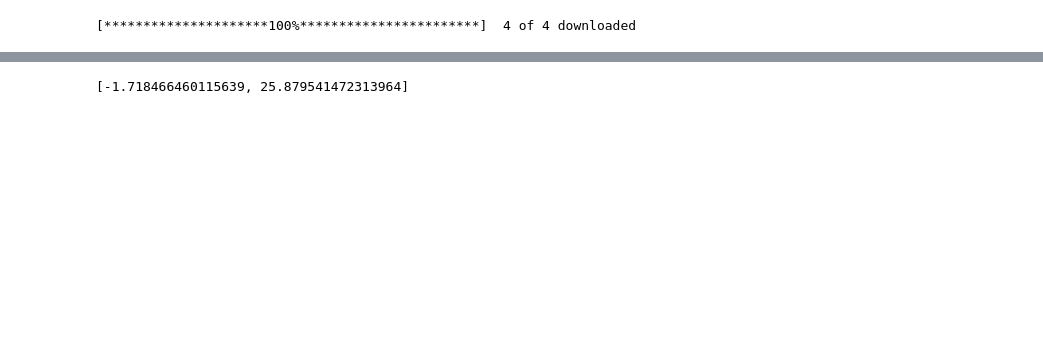
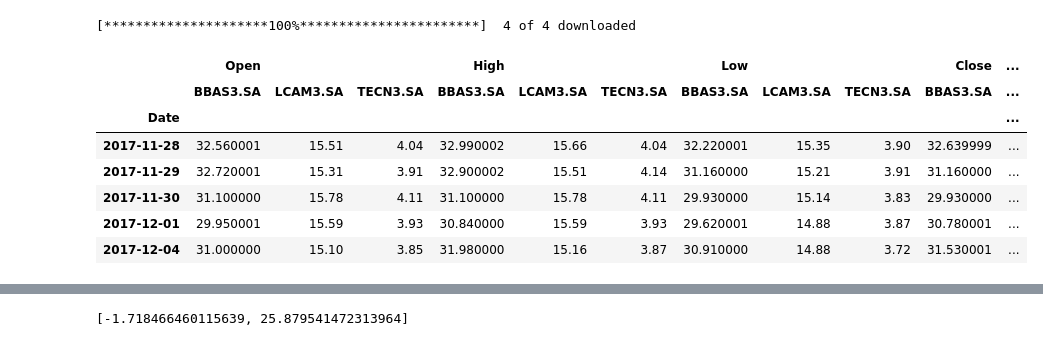
Before and after one commit to EduardoSSR/Financial-Engineering, a Jupyter notebook: Code_lessons/Ativ4.ipynb, the cells around one changed output, grey strips where cells are left out. Cells and saved outputs as stored; diff of their text form; code cells hidden in the pictures; blank space fills up the shorter version.

```diff
--- a/Code_lessons/Ativ4.ipynb
+++ b/Code_lessons/Ativ4.ipynb
@@ -41,6 +41,17 @@ S_Day = day_before.day; S_Month = day_before.month; S_Year = day_before.year
 stocks_all=yahoo(Stocks,S_Day, S_Month, S_Year, E_Day, E_Month, E_Year)
 # %% [output]
 [*********************100%***********************]  4 of 4 downloaded
+# %%
+stocks_all.head()
+# %% [output]
+|  | Open |  |  | High |  |  | Low |  |  | Close | ... |
+|  | BBAS3.SA | LCAM3.SA | TECN3.SA | BBAS3.SA | LCAM3.SA | TECN3.SA | BBAS3.SA | LCAM3.SA | TECN3.SA | BBAS3.SA | ... |
+| Date |  |  |  |  |  |  |  |  |  |  | ... |
+| 2017-11-28 | 32.560001 | 15.51 | 4.04 | 32.990002 | 15.66 | 4.04 | 32.220001 | 15.35 | 3.90 | 32.639999 | ... |
+| 2017-11-29 | 32.720001 | 15.31 | 3.91 | 32.900002 | 15.51 | 4.14 | 31.160000 | 15.21 | 3.91 | 31.160000 | ... |
+| 2017-11-30 | 31.100000 | 15.78 | 4.11 | 31.100000 | 15.78 | 4.11 | 29.930000 | 15.14 | 3.83 | 29.930000 | ... |
+| 2017-12-01 | 29.950001 | 15.59 | 3.93 | 30.840000 | 15.59 | 3.93 | 29.620001 | 14.88 | 3.87 | 30.780001 | ... |
+| 2017-12-04 | 31.000000 | 15.10 | 3.85 | 31.980000 | 15.16 | 3.87 | 30.910000 | 14.88 | 3.72 | 31.530001 | ... |
 # %%
 stocks_all.head()
 stock=pd.concat([ stocks_all.Open[Stocks[0]], stocks_all.High[Stocks[0]], stocks_all.Low[Stocks[0]], stocks_all.Close[Stocks[0]],
```
Also changed, not shown: parts of 1 cell of this notebook, 2 other files.
